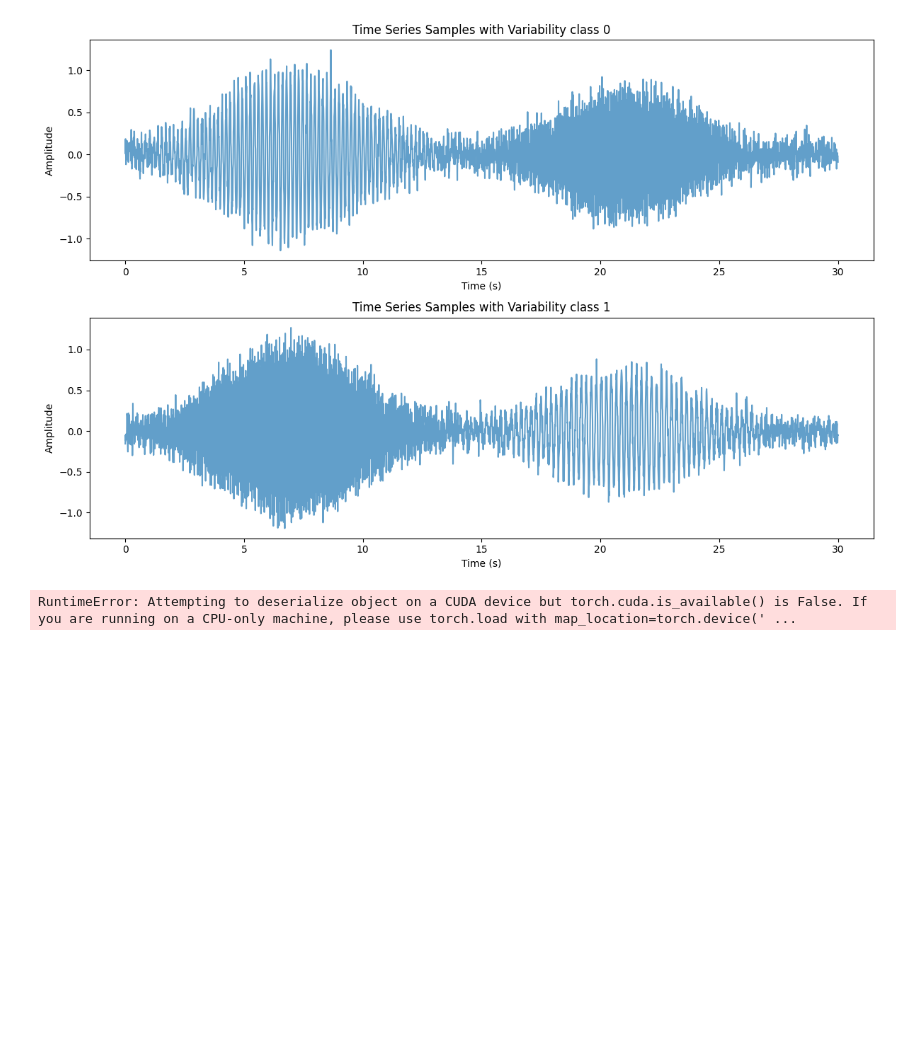
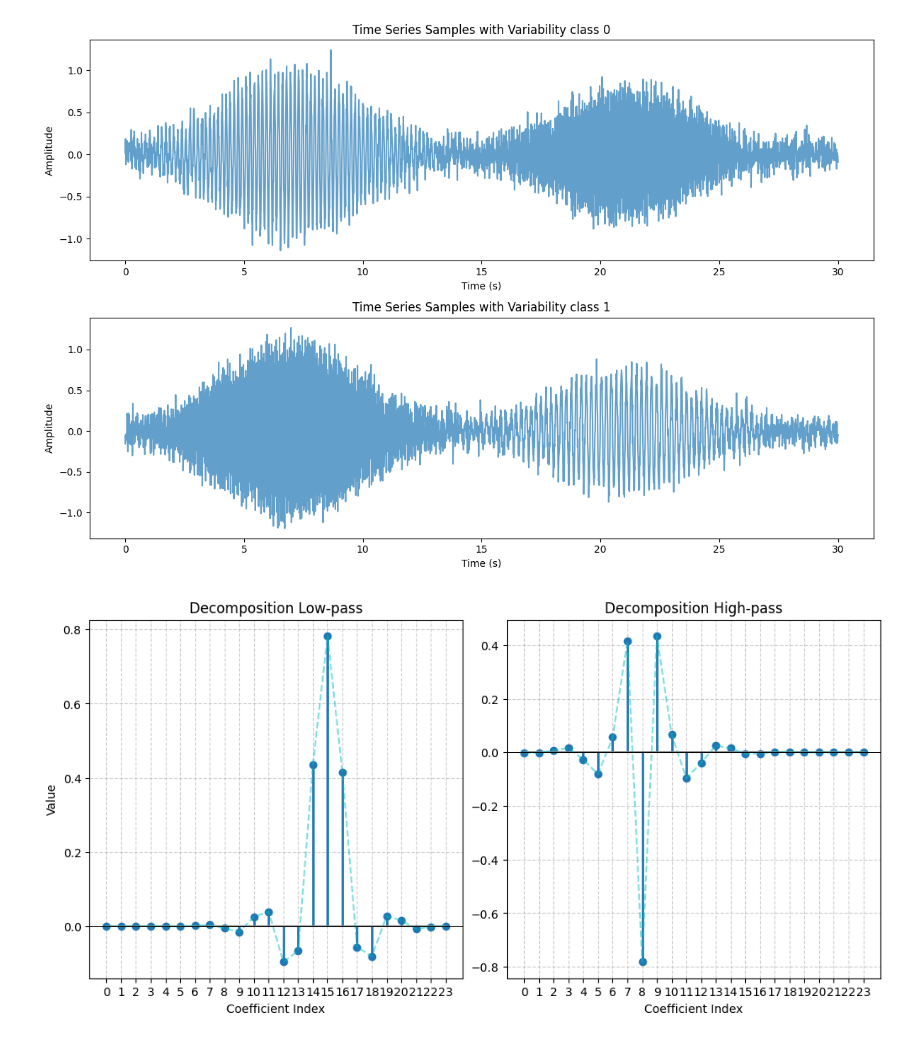
Before and after one commit to aliciags/learnable-masks-explainability-time-series, a Jupyter notebook: filterbank.ipynb, the cells around one changed output. Drawn from its saved outputs; the diff is of its cells as text; code cells hidden in the pictures; blank space fills up the shorter version.

```diff
--- a/filterbank.ipynb
+++ b/filterbank.ipynb
@@ -284,15 +297,3 @@ fig.tight_layout()
 plt.show()
 # %% [output]
 [figure]
-# %%
-# read pkl file
-import os
-import pickle
-import torch
-
-with open("public/sleepedf/flexime_128_501_32.pkl", "rb") as f:
-    # data = pickle.load(f)
-    data = torch.load(f, map_location=torch.device('cpu'), weights_only=False)
-    print(data.keys())
-# %% [output]
-RuntimeError: Attempting to deserialize object on a CUDA device but torch.cuda.is_available() is False. If you are running on a CPU-only machine, please use torch.load with map_location=torch.device(' ...
@@ -298,0 +365,7 @@ RuntimeError: Attempting to deserialize object on a CUDA device but torch.cuda.i
+# %%
+import pywt
+
+# define the db1 wavelet
+plot_wavelet_filters('coif', 4)
+# %% [output]
+[figure, added]
```
Also changed, not shown: parts of 5 cells of this notebook, 10 other files.
